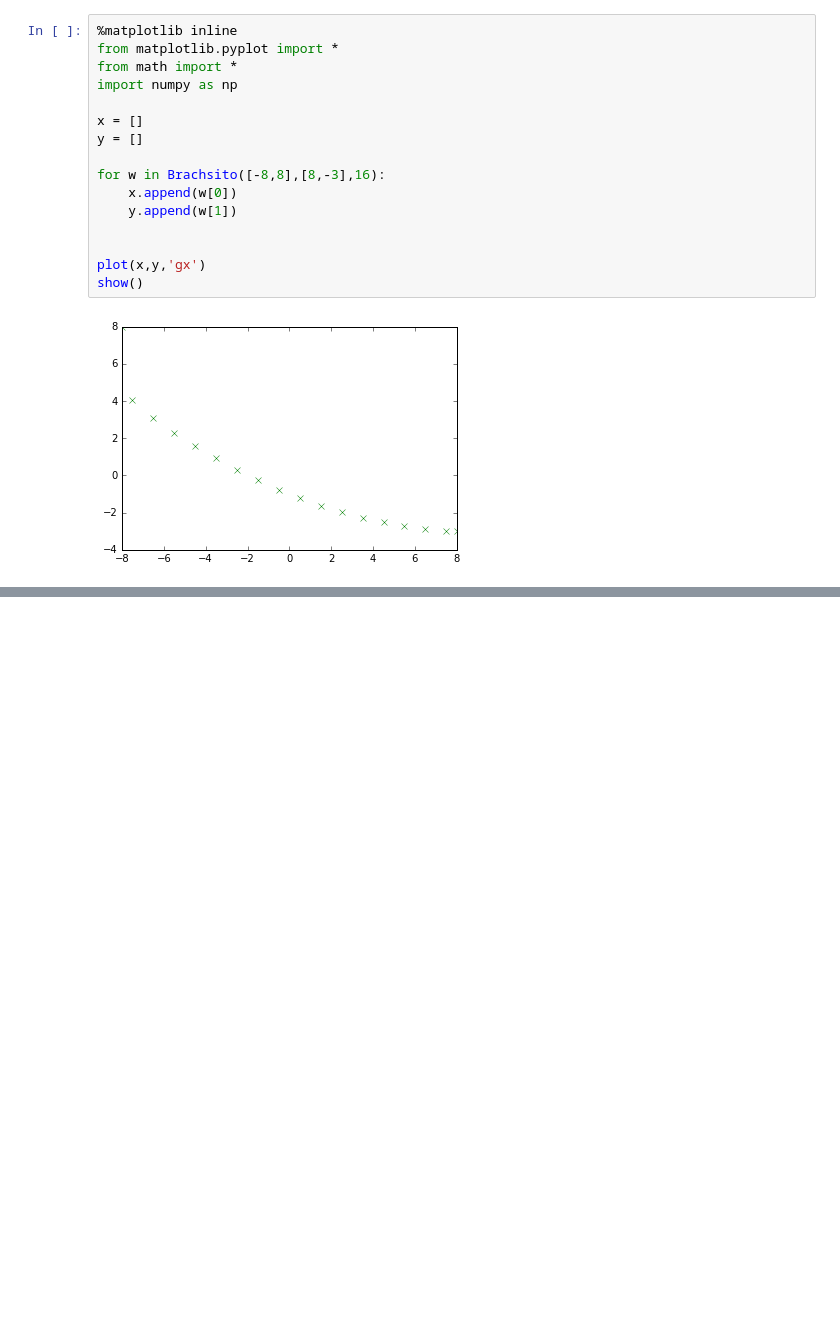
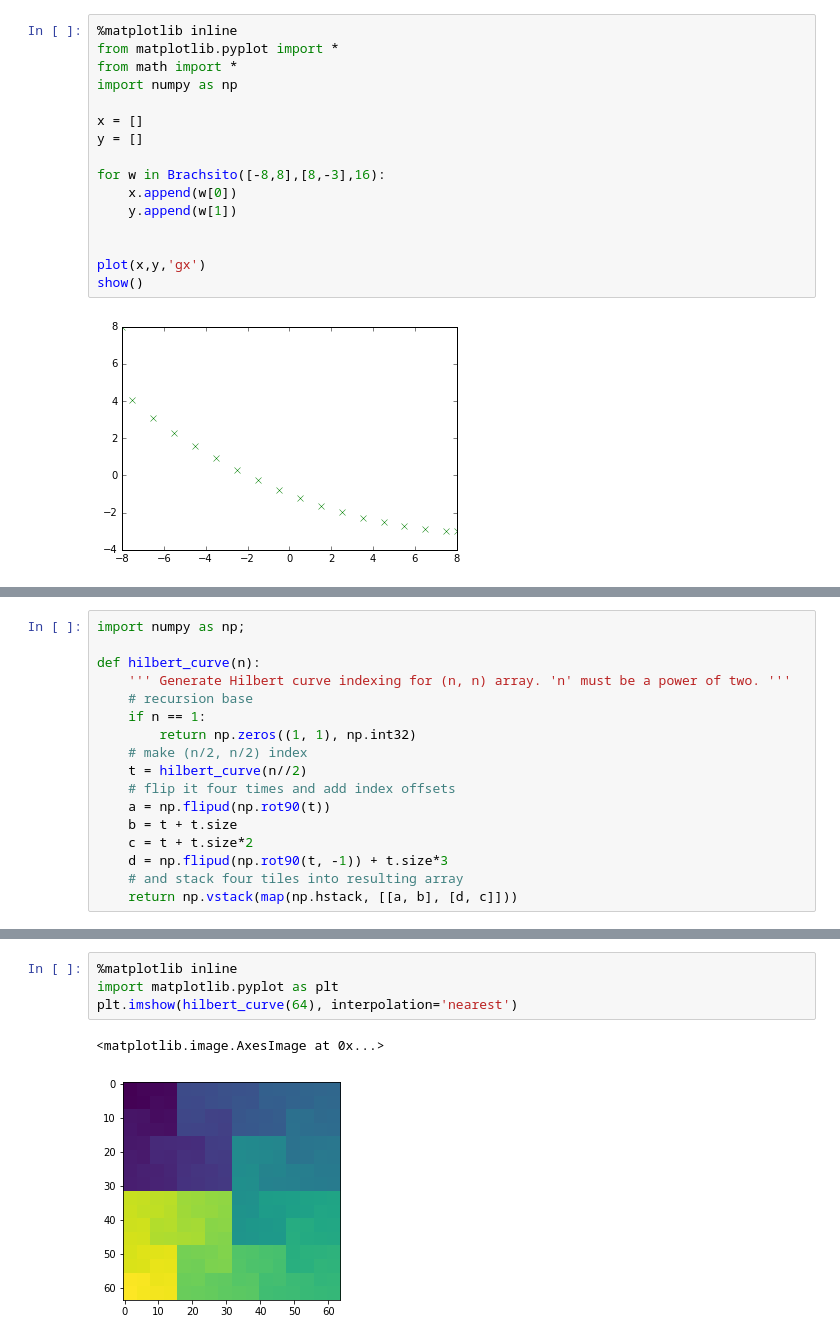
Before and after one commit to mgje/PIUMP, a Jupyter notebook: Beispiele_Skript_SciComputing/Optimierung.ipynb, the cells around one changed output, grey strips where cells are left out. Saved outputs shown, nothing was run; the diff lists cells and outputs as text; blank space fills up the shorter version.

Commit message:
add hilbert

```diff
--- a/Beispiele_Skript_SciComputing/Optimierung.ipynb
+++ b/Beispiele_Skript_SciComputing/Optimierung.ipynb
@@ -358,0 +377,17 @@ show()
+# %%
+import numpy as np;
+
+def hilbert_curve(n):
+    ''' Generate Hilbert curve indexing for (n, n) array. 'n' must be a power of two. '''
+    # recursion base
+    if n == 1:
+        return np.zeros((1, 1), np.int32)
+    # make (n/2, n/2) index
+    t = hilbert_curve(n//2)
+    # flip it four times and add index offsets
+    a = np.flipud(np.rot90(t))
+    b = t + t.size
+    c = t + t.size*2
+    d = np.flipud(np.rot90(t, -1)) + t.size*3
+    # and stack four tiles into resulting array
+    return np.vstack(map(np.hstack, [[a, b], [d, c]]))
@@ -358,0 +405,7 @@ show()
+# %%
+%matplotlib inline
+import matplotlib.pyplot as plt
+plt.imshow(hilbert_curve(64), interpolation='nearest')
+# %% [output]
+<matplotlib.image.AxesImage at 0x...>
+[figure, added]
```
Also changed, not shown: parts of 9 cells of this notebook, 2 other files.
